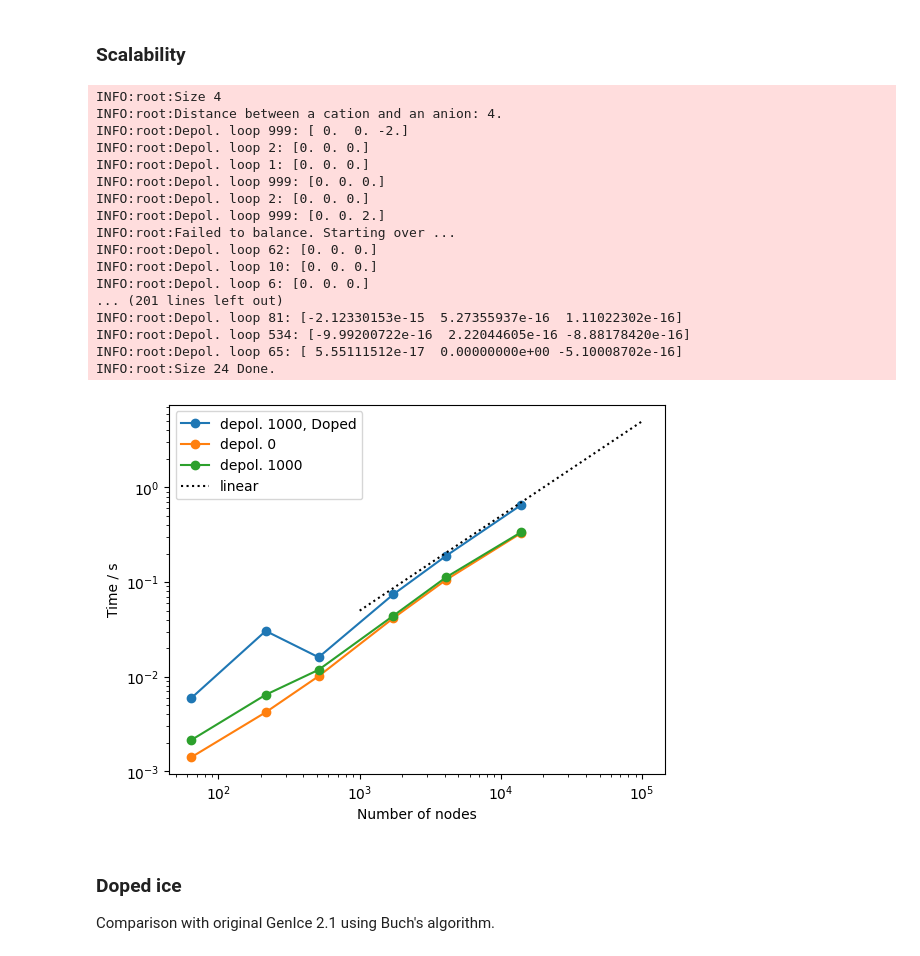
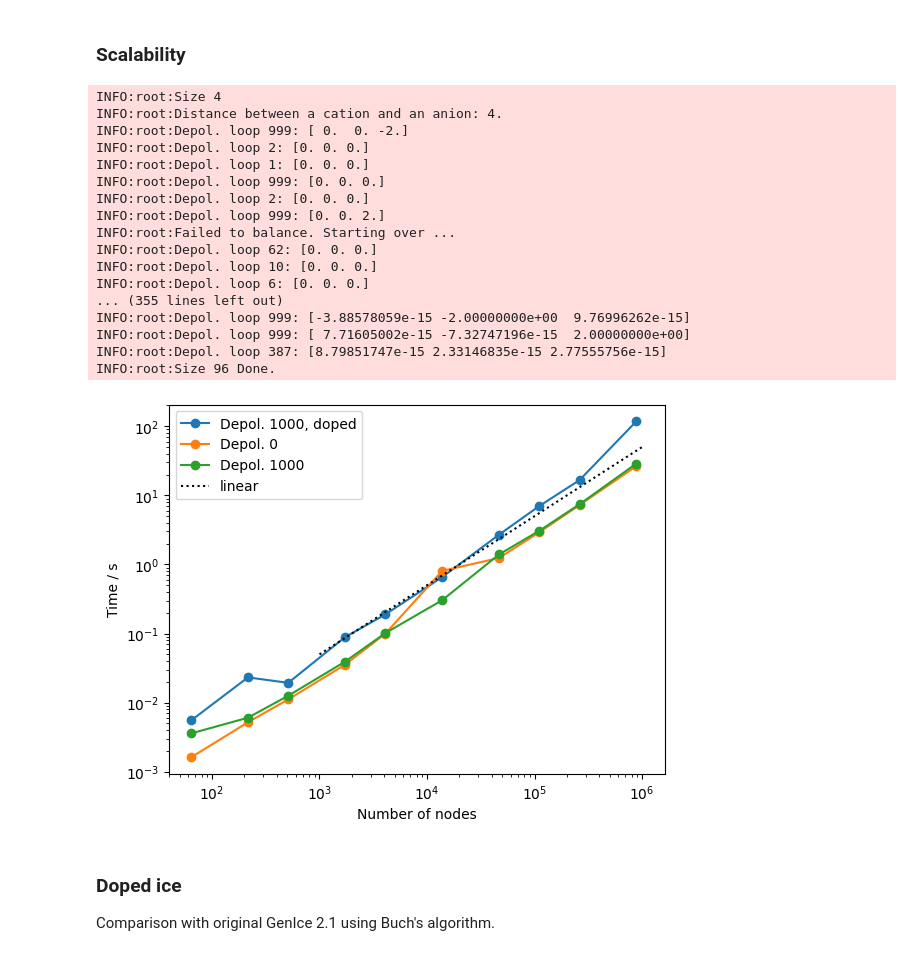
Before and after one commit to genice-dev/genice-core, a Jupyter notebook: example.ipynb, the cells around one changed output. Saved outputs shown, nothing was run; the diff lists cells and outputs as text; code cells hidden in the pictures.

```diff
--- a/example.ipynb
+++ b/example.ipynb
@@ -122,7 +122,7 @@ for doped, depol in (
 ):
     X = []
     Y = []
-    for N in (4, 6, 8, 12, 16, 24): #, 36, 48, 64, 96):  # , 64, 96):
+    for N in (4, 6, 8, 12, 16, 24, 36, 48, 64, 96):  # , 64, 96):
         logger.info(f"Size {N}")
 
         pos = diamond(N)
@@ -157,40 +157,41 @@ for doped, depol in (
                 fixedEdges=fixed,
             )
             dt.append(time.time() - now)
         X.append(len(g))
         Y.append(np.mean(dt))
         logger.info(f"Size {N} Done.\n")
 
     plt.plot(X, Y, "o-", label=f"Depol. {depol}{', doped' if doped else ''}")
 
 plt.xscale("log")
 plt.yscale("log")
-X = np.logspace(3, 5, 10)
+X = np.logspace(3, 6, 10)
 Y = X / 20000
 plt.plot(X, Y, "k:", label="linear")
 plt.xlabel("Number of nodes")
 plt.ylabel("Time / s")
 plt.legend()
 fig.savefig("Figure3.pdf")
+fig.savefig("Figure3.png")
 # %% [output]
 INFO:root:Size 4
 INFO:root:Distance between a cation and an anion: 4.
 INFO:root:Depol. loop 999: [ 0.  0. -2.]
 INFO:root:Depol. loop 2: [0. 0. 0.]
 INFO:root:Depol. loop 1: [0. 0. 0.]
 INFO:root:Depol. loop 999: [0. 0. 0.]
 INFO:root:Depol. loop 2: [0. 0. 0.]
 INFO:root:Depol. loop 999: [0. 0. 2.]
 INFO:root:Failed to balance. Starting over ...
 INFO:root:Depol. loop 62: [0. 0. 0.]
 INFO:root:Depol. loop 10: [0. 0. 0.]
 INFO:root:Depol. loop 6: [0. 0. 0.]
-... (201 lines left out)
-INFO:root:Depol. loop 81: [-2.12330153e-15  5.27355937e-16  1.11022302e-16]
-INFO:root:Depol. loop 534: [-9.99200722e-16  2.22044605e-16 -8.88178420e-16]
-INFO:root:Depol. loop 65: [ 5.55111512e-17  0.00000000e+00 -5.10008702e-16]
-INFO:root:Size 24 Done.
+... (355 lines left out)
+INFO:root:Depol. loop 999: [-3.88578059e-15 -2.00000000e+00  9.76996262e-15]
+INFO:root:Depol. loop 999: [ 7.71605002e-15 -7.32747196e-15  2.00000000e+00]
+INFO:root:Depol. loop 387: [8.79851747e-15 2.33146835e-15 2.77555756e-15]
+INFO:root:Size 96 Done.
-[figure, old version]
+[figure, new version]
 # %% [markdown]
 ### Doped ice
 
```
Also changed, not shown: 13 other files.
